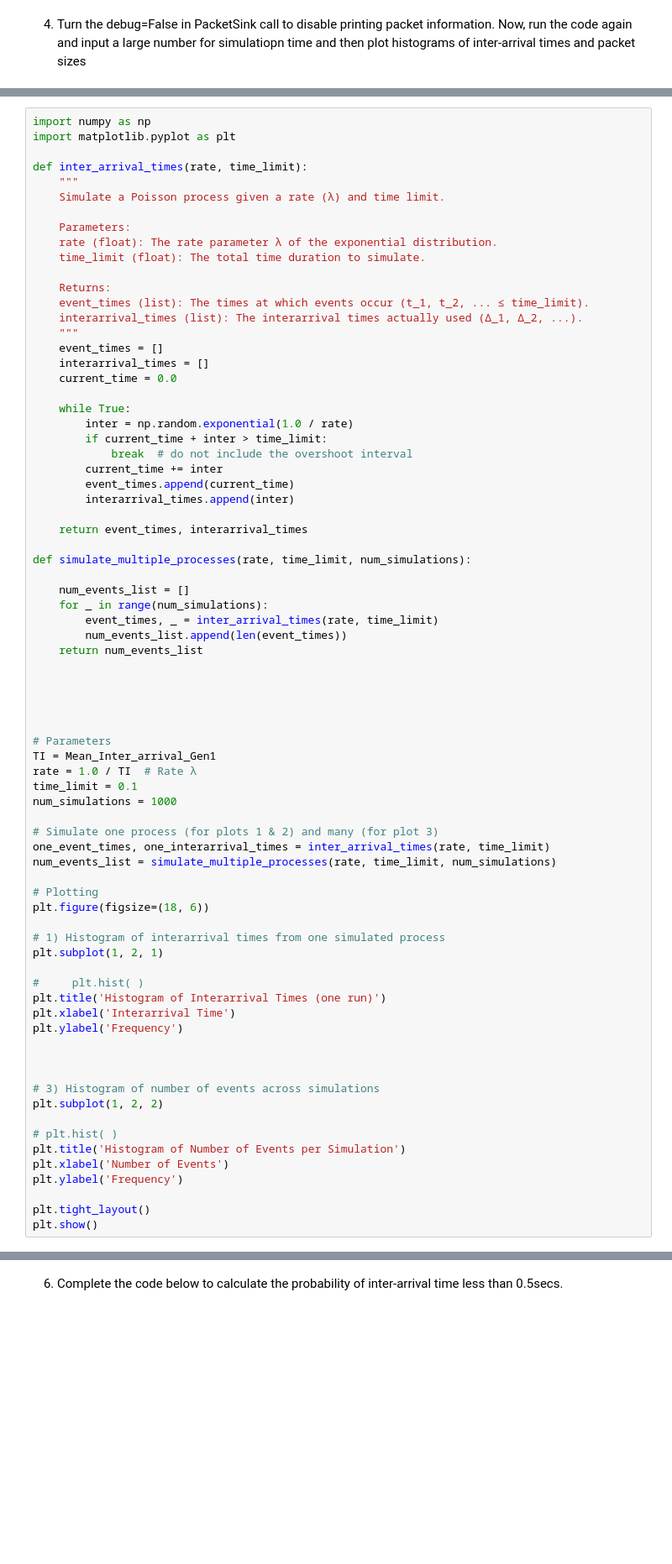
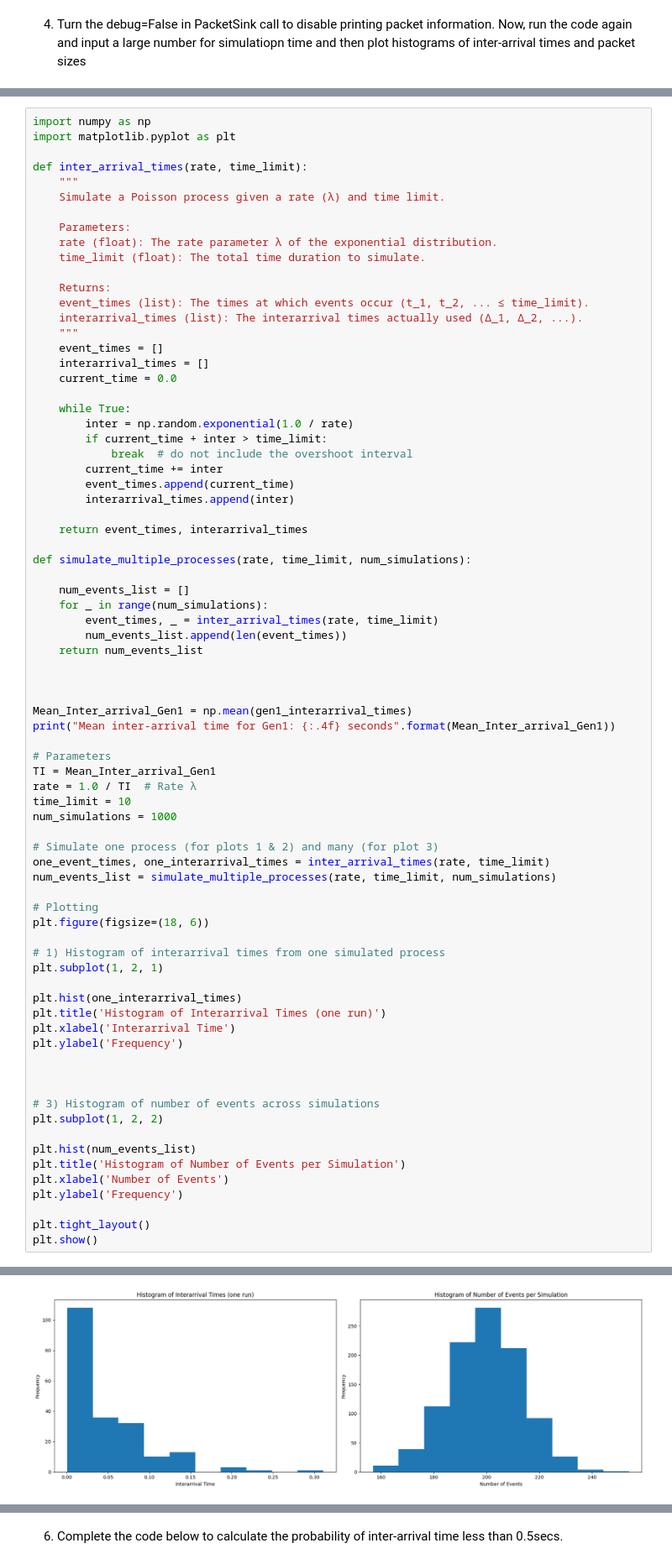
Before and after one commit to cpas0004/Monash2026, a Jupyter notebook: ECE4045/Labs/Lab 3/Lab3_Packet Generators_Moodle version2026.ipynb, the cells around one changed output, grey strips where cells are left out. Shown at 84% size. Cells and saved outputs as stored; diff of their text form; blank space fills up the shorter version.

```diff
--- a/ECE4045/Labs/Lab 3/Lab3_Packet Generators_Moodle version2026.ipynb
+++ b/ECE4045/Labs/Lab 3/Lab3_Packet Generators_Moodle version2026.ipynb
@@ -433,12 +497,13 @@ def simulate_multiple_processes(rate, time_limit, num_simulations):
 
 
 
-
+Mean_Inter_arrival_Gen1 = np.mean(gen1_interarrival_times)
+print("Mean inter-arrival time for Gen1: {:.4f} seconds".format(Mean_Inter_arrival_Gen1))
 
 # Parameters
 TI = Mean_Inter_arrival_Gen1
 rate = 1.0 / TI  # Rate λ
-time_limit = 0.1
+time_limit = 10
 num_simulations = 1000
 
 # Simulate one process (for plots 1 & 2) and many (for plot 3)
@@ -451,7 +516,7 @@ plt.figure(figsize=(18, 6))
 # 1) Histogram of interarrival times from one simulated process
 plt.subplot(1, 2, 1)
 
-#     plt.hist( )
+plt.hist(one_interarrival_times)
 plt.title('Histogram of Interarrival Times (one run)')
 plt.xlabel('Interarrival Time')
 plt.ylabel('Frequency')
@@ -461,10 +526,11 @@ plt.ylabel('Frequency')
 # 3) Histogram of number of events across simulations
 plt.subplot(1, 2, 2)
 
-# plt.hist( )
+plt.hist(num_events_list)
 plt.title('Histogram of Number of Events per Simulation')
 plt.xlabel('Number of Events')
 plt.ylabel('Frequency')
 
 plt.tight_layout()
 plt.show()
+# %% [output]
@@ -470,0 +538 @@ plt.show()
+[figure, added]
```
Also changed, not shown: parts of 15 cells of this notebook, 2 other files.
